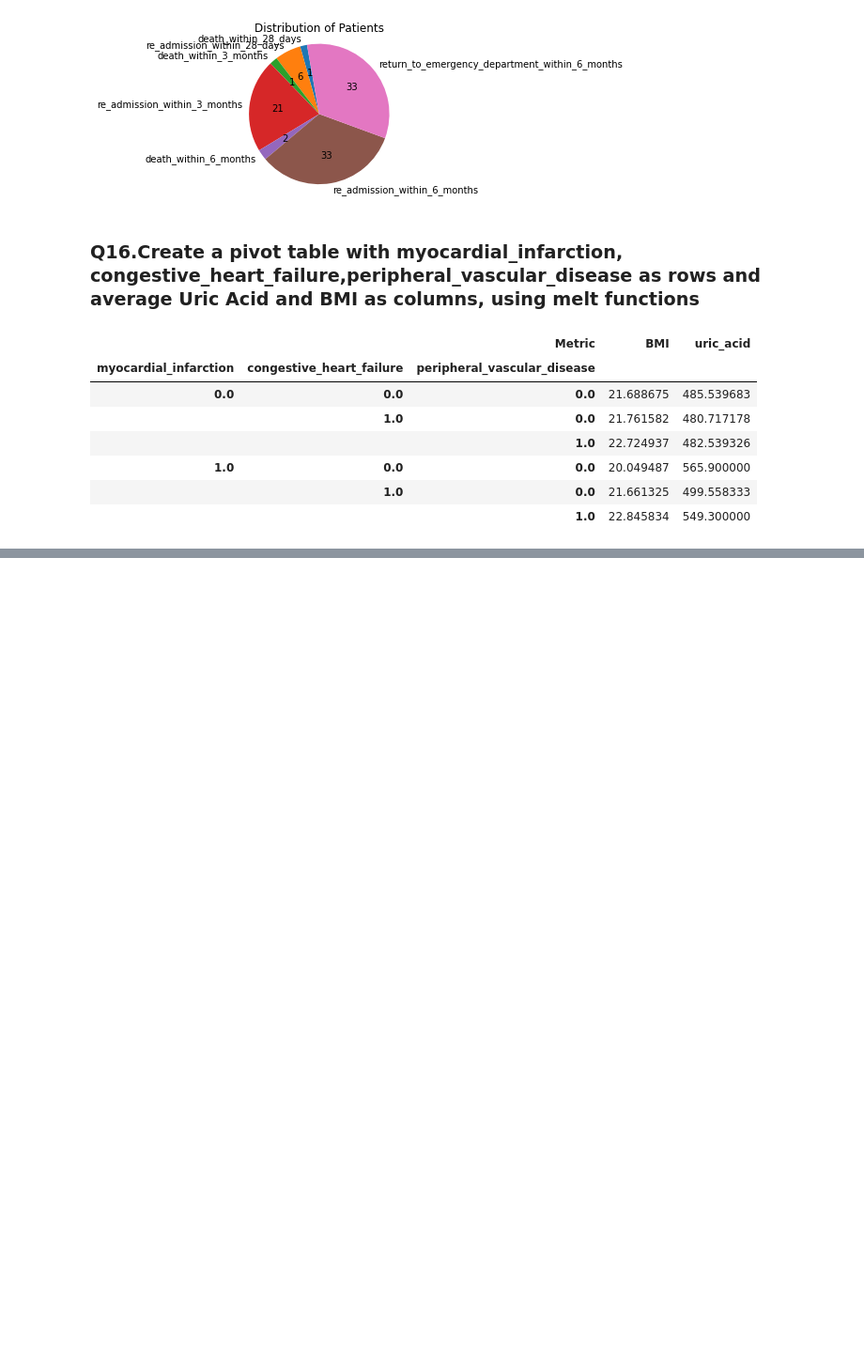
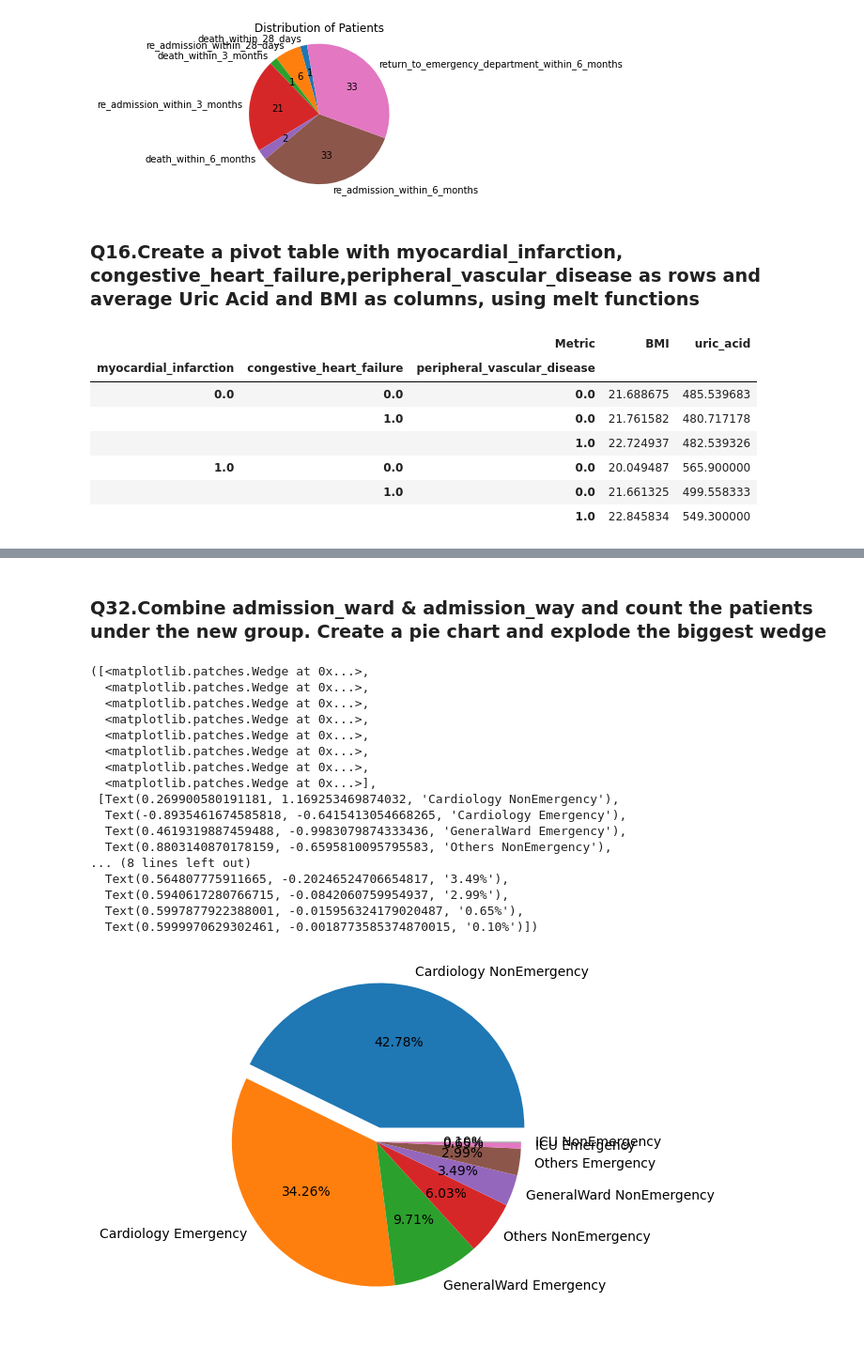
Before and after one commit to SivasankariDA112/03_Hacktivators_PythonHackathon_Apr24, a Jupyter notebook: Team03_Hacktivators_Main80Questions.ipynb, the cells around one changed output, grey strips where cells are left out. Shown at 94% size. Cells and saved outputs as stored; diff of their text form; code cells hidden in the pictures; blank space fills up the shorter version.

```diff
--- a/Team03_Hacktivators_Main80Questions.ipynb
+++ b/Team03_Hacktivators_Main80Questions.ipynb
@@ -434,0 +547,8 @@ pivot_table
+# %%
+Patient_Prescriptions.head(2)
+count=0
+# checking for the Digoxin drug
+for drug in Patient_Prescriptions['Drug_name']:
+    if drug=="Digoxin tablet":
+     count+=1
+print("Number of Patients Prescribed Digoxin are :",count)
@@ -434,0 +757,28 @@ pivot_table
+# %% [markdown]
+### Q32.Combine admission_ward & admission_way and count the patients under the new group. Create a pie chart and explode the biggest wedge
+# %%
+Hospitalization_Discharge['adm_ward_way']=Hospitalization_Discharge['admission_ward']+' '+Hospitalization_Discharge['admission_way']
+adm_count=Hospitalization_Discharge['adm_ward_way'].value_counts()
+plt.figure(figsize=(5,5))
+explodes=[0.1 if count == adm_count.idxmax() else 0 for count in adm_count.index]
+# creating pie chart with percentages
+plt.pie(adm_count,labels=adm_count.index,explode=explodes,autopct="%0.2f%%")
+# %% [output]
+([<matplotlib.patches.Wedge at 0x...>,
+  <matplotlib.patches.Wedge at 0x...>,
+  <matplotlib.patches.Wedge at 0x...>,
+  <matplotlib.patches.Wedge at 0x...>,
+  <matplotlib.patches.Wedge at 0x...>,
+  <matplotlib.patches.Wedge at 0x...>,
+  <matplotlib.patches.Wedge at 0x...>,
+  <matplotlib.patches.Wedge at 0x...>],
+ [Text(0.269900580191181, 1.169253469874032, 'Cardiology NonEmergency'),
+  Text(-0.8935461674585818, -0.6415413054668265, 'Cardiology Emergency'),
+  Text(0.4619319887459488, -0.9983079874333436, 'GeneralWard Emergency'),
+  Text(0.8803140870178159, -0.6595810095795583, 'Others NonEmergency'),
+... (8 lines left out)
+  Text(0.564807775911665, -0.20246524706654817, '3.49%'),
+  Text(0.5940617280766715, -0.0842060759954937, '2.99%'),
+  Text(0.5997877922388001, -0.015956324179020487, '0.65%'),
+  Text(0.5999970629302461, -0.0018773585374870015, '0.10%')])
+[figure, added]
```
Also changed, not shown: parts of 31 cells of this notebook.
